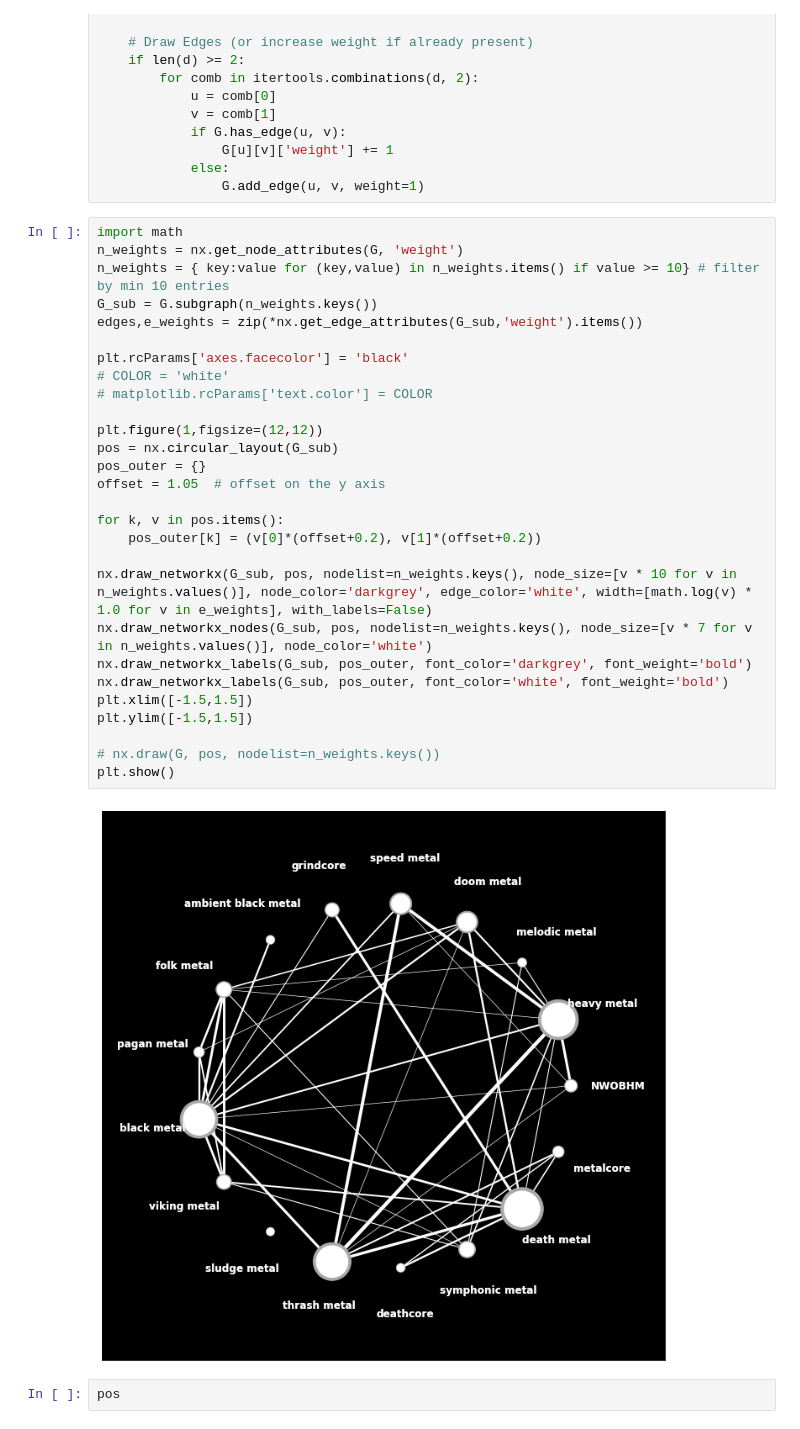
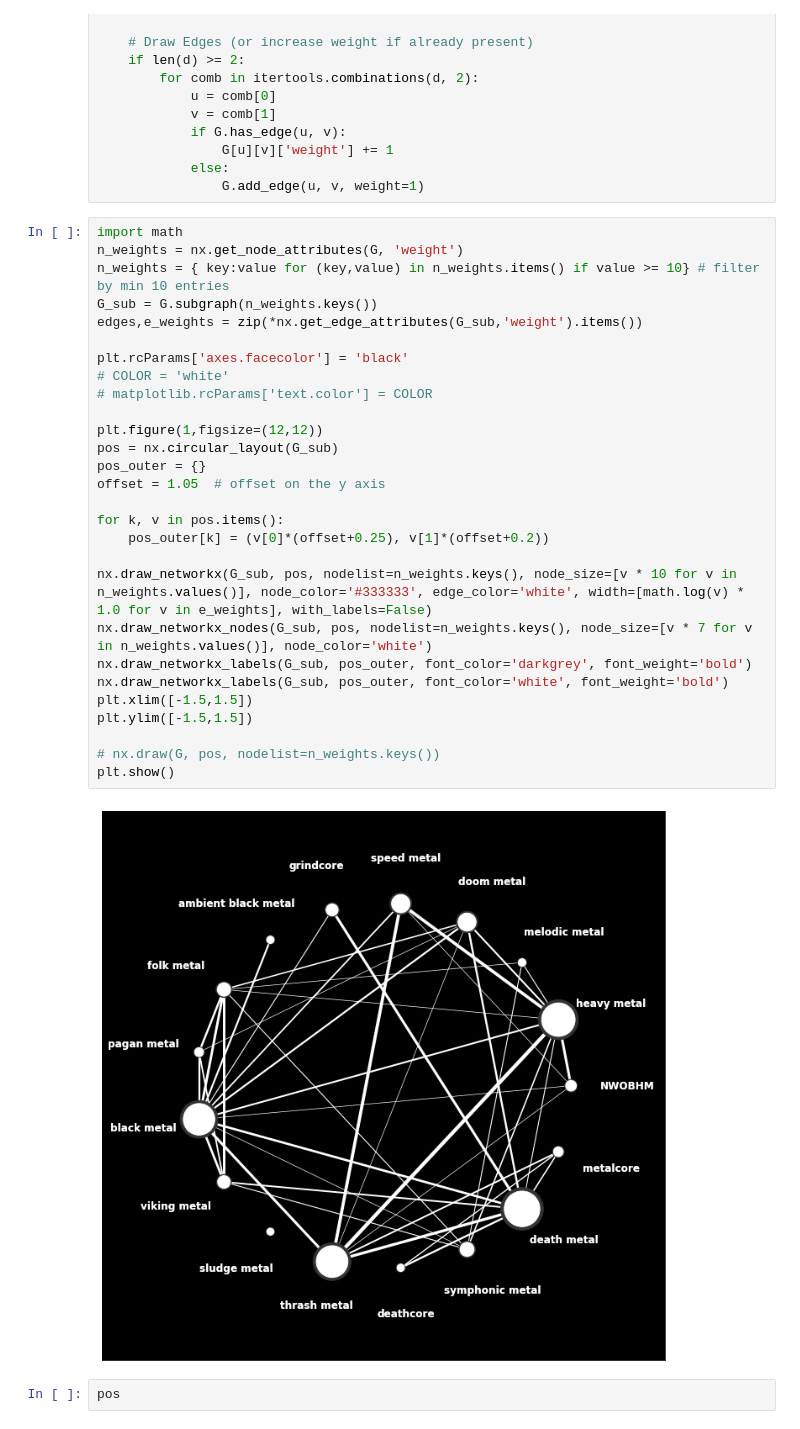
Before and after one commit to ostromann/heavy_metal_history, a Jupyter notebook: tag_graph.ipynb, the cells around one changed output. Drawn from its saved outputs; the diff is of its cells as text.

Commit message:
feature: Shadow node colors.

```diff
--- a/tag_graph.ipynb
+++ b/tag_graph.ipynb
@@ -120,33 +120,33 @@ for d in tags_list:
 # %%
 import math
 n_weights = nx.get_node_attributes(G, 'weight')
 n_weights = { key:value for (key,value) in n_weights.items() if value >= 10} # filter by min 10 entries
 G_sub = G.subgraph(n_weights.keys())
 edges,e_weights = zip(*nx.get_edge_attributes(G_sub,'weight').items())
 
 plt.rcParams['axes.facecolor'] = 'black'
 # COLOR = 'white'
 # matplotlib.rcParams['text.color'] = COLOR
 
 plt.figure(1,figsize=(12,12))
 pos = nx.circular_layout(G_sub)
 pos_outer = {}
 offset = 1.05  # offset on the y axis
 
 for k, v in pos.items():
-    pos_outer[k] = (v[0]*(offset+0.2), v[1]*(offset+0.2))
+    pos_outer[k] = (v[0]*(offset+0.25), v[1]*(offset+0.2))
 
-nx.draw_networkx(G_sub, pos, nodelist=n_weights.keys(), node_size=[v * 10 for v in n_weights.values()], node_color='darkgrey', edge_color='white', width=[math.log(v) * 1.0 for v in e_weights], with_labels=False)
+nx.draw_networkx(G_sub, pos, nodelist=n_weights.keys(), node_size=[v * 10 for v in n_weights.values()], node_color='#333333', edge_color='white', width=[math.log(v) * 1.0 for v in e_weights], with_labels=False)
 nx.draw_networkx_nodes(G_sub, pos, nodelist=n_weights.keys(), node_size=[v * 7 for v in n_weights.values()], node_color='white')
 nx.draw_networkx_labels(G_sub, pos_outer, font_color='darkgrey', font_weight='bold')
 nx.draw_networkx_labels(G_sub, pos_outer, font_color='white', font_weight='bold')
 plt.xlim([-1.5,1.5])
 plt.ylim([-1.5,1.5])
 
 # nx.draw(G, pos, nodelist=n_weights.keys())
 plt.show()
 # %% [output]
-[figure, old version]
+[figure, new version]
 # %%
 pos
 # %% [output]
```
